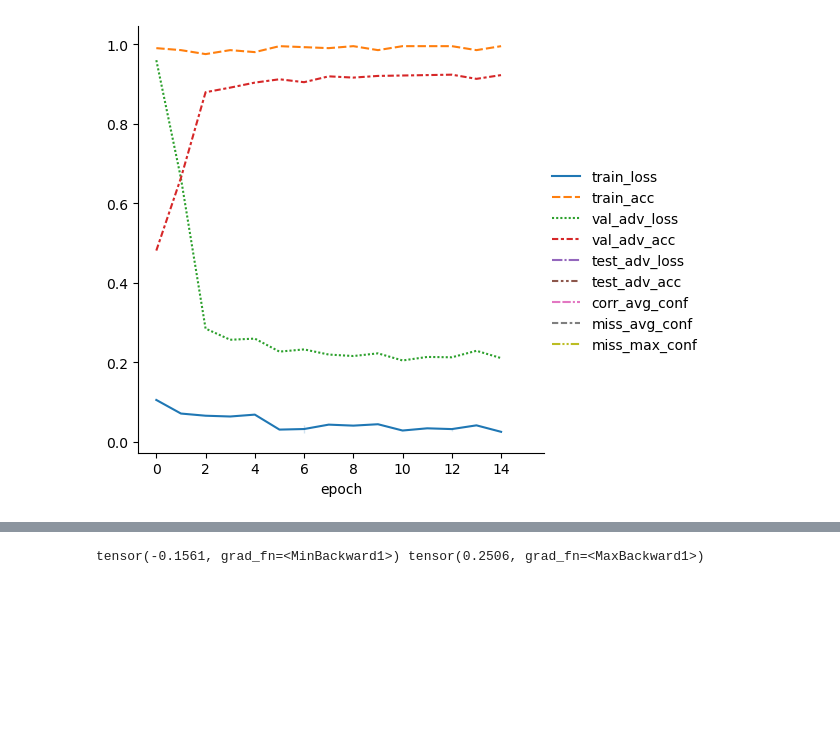
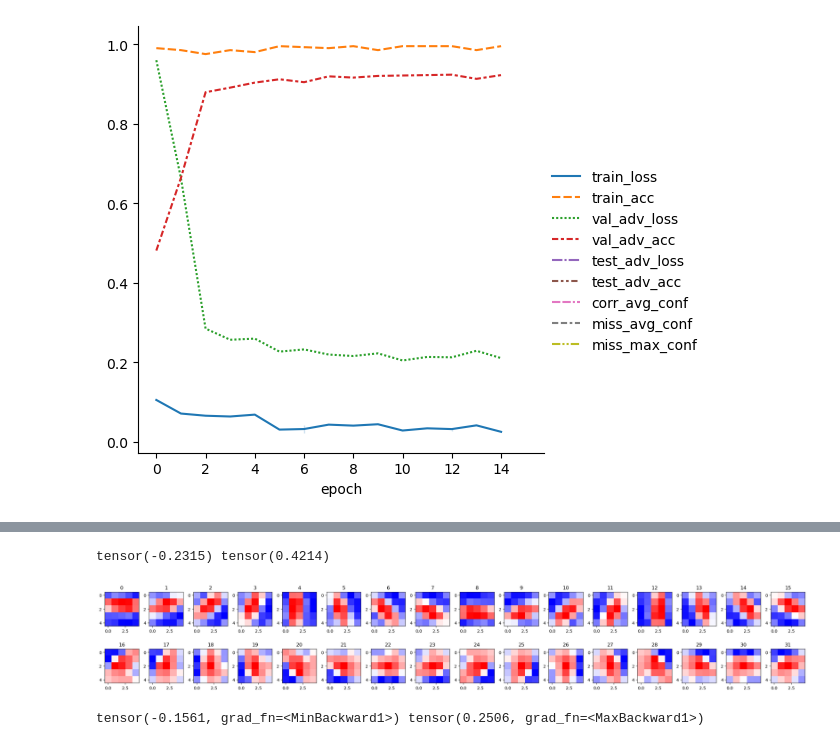
Before and after one commit to 314-Foundation/white-box-nn, a Jupyter notebook: jupyter/main.ipynb, the cells around one changed output, grey strips where cells are left out. Drawn from its saved outputs; the diff is of its cells as text; code cells hidden in the pictures; blank space fills up the shorter version.

```diff
--- a/jupyter/main.ipynb
+++ b/jupyter/main.ipynb
@@ -306 +285,9 @@ hh.plot_example(layer_vis, y=labels, n_row=5)
+# %%
+cc = bb.conv.get_weight().detach().flatten(0, 1)
+print(cc.min(), cc.max())
+
+hh.plot_example(cc, n_row=2, n_col=16)
+# %% [output]
+tensor(-0.2315) tensor(0.4214)
+[figure, added]
 # %%
```
Also changed, not shown: parts of 82 cells of this notebook, 4 other files.
